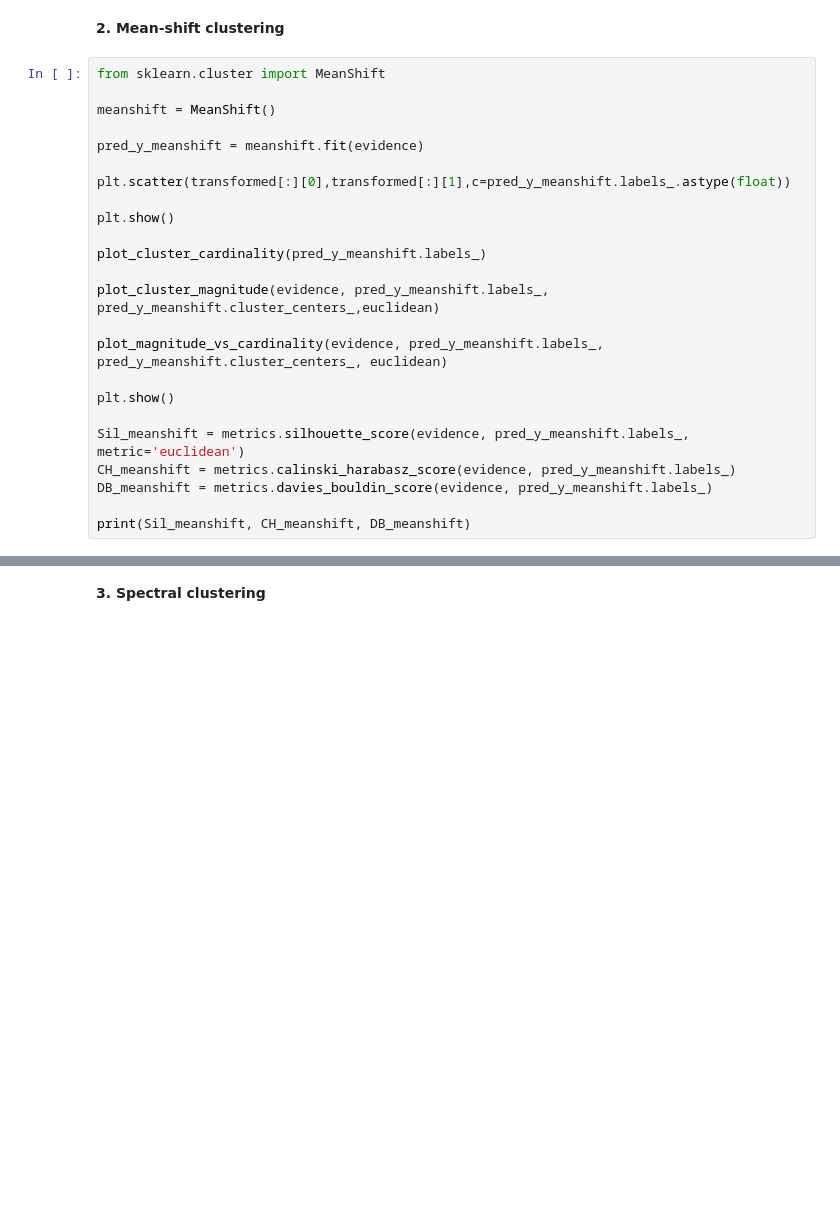
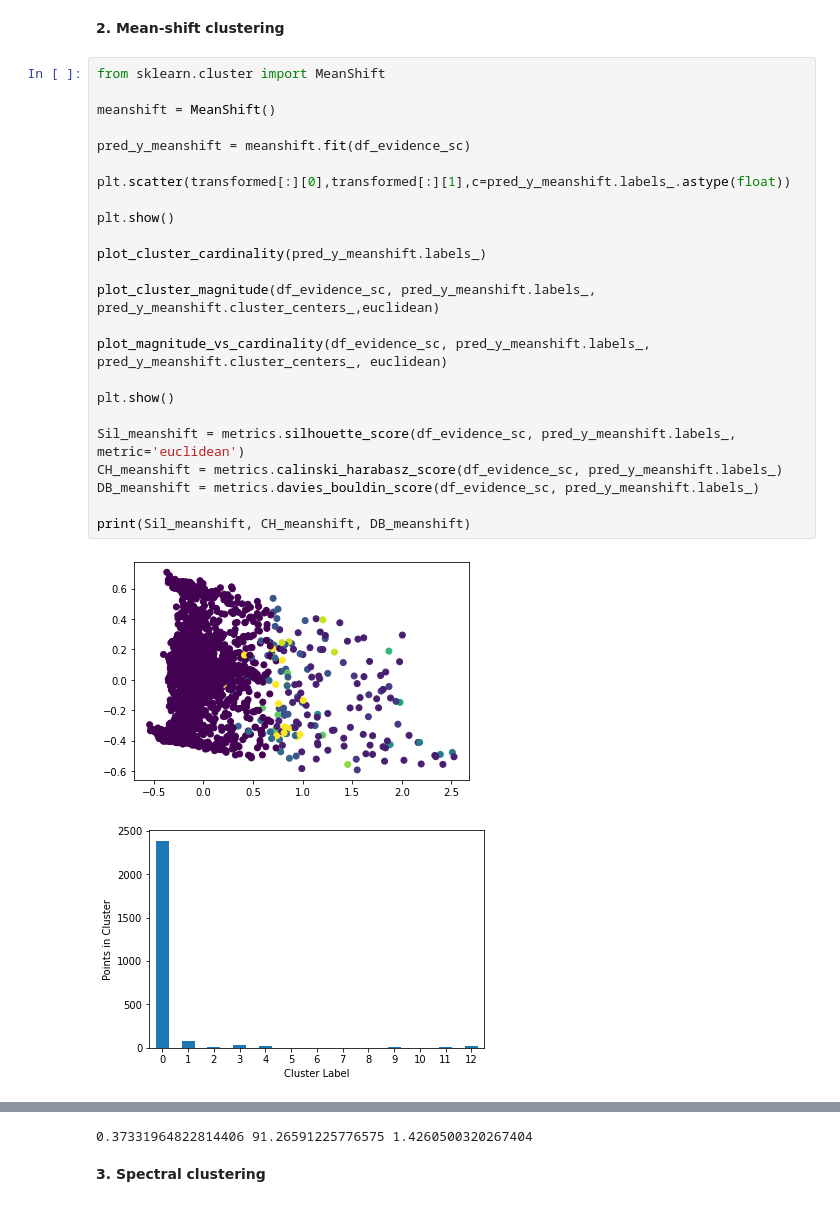
Before and after one commit to CarolinRi/CorneaAI, a Jupyter notebook: Clustering_V1.ipynb, the cells around one changed output, grey strips where cells are left out. Saved outputs shown, nothing was run; the diff lists cells and outputs as text; blank space fills up the shorter version.

```diff
--- a/Clustering_V1.ipynb
+++ b/Clustering_V1.ipynb
@@ -313,24 +363,27 @@ Drive already mounted at /content/drive; to attempt to forcibly remount, call dr
 # %%
 from sklearn.cluster import MeanShift
 
 meanshift = MeanShift()
 
-pred_y_meanshift = meanshift.fit(evidence)
+pred_y_meanshift = meanshift.fit(df_evidence_sc)
 
 plt.scatter(transformed[:][0],transformed[:][1],c=pred_y_meanshift.labels_.astype(float))
 
 plt.show()
 
 plot_cluster_cardinality(pred_y_meanshift.labels_)
 
-plot_cluster_magnitude(evidence, pred_y_meanshift.labels_, pred_y_meanshift.cluster_centers_,euclidean)
+plot_cluster_magnitude(df_evidence_sc, pred_y_meanshift.labels_, pred_y_meanshift.cluster_centers_,euclidean)
 
-plot_magnitude_vs_cardinality(evidence, pred_y_meanshift.labels_, pred_y_meanshift.cluster_centers_, euclidean)
+plot_magnitude_vs_cardinality(df_evidence_sc, pred_y_meanshift.labels_, pred_y_meanshift.cluster_centers_, euclidean)
 
 plt.show()
 
-Sil_meanshift = metrics.silhouette_score(evidence, pred_y_meanshift.labels_, metric='euclidean')
-CH_meanshift = metrics.calinski_harabasz_score(evidence, pred_y_meanshift.labels_)
-DB_meanshift = metrics.davies_bouldin_score(evidence, pred_y_meanshift.labels_)
+Sil_meanshift = metrics.silhouette_score(df_evidence_sc, pred_y_meanshift.labels_, metric='euclidean')
+CH_meanshift = metrics.calinski_harabasz_score(df_evidence_sc, pred_y_meanshift.labels_)
+DB_meanshift = metrics.davies_bouldin_score(df_evidence_sc, pred_y_meanshift.labels_)
 
 print(Sil_meanshift, CH_meanshift, DB_meanshift)
+# %% [output]
+[figure, added]
+[figure, added]
@@ -337,3 +392,4 @@ print(Sil_meanshift, CH_meanshift, DB_meanshift)
+0.37331964822814406 91.26591225776575 1.4260500320267404
 # %% [markdown]
 **3. Spectral clustering**
 # %%
```
Also changed, not shown: parts of 14 cells of this notebook.
